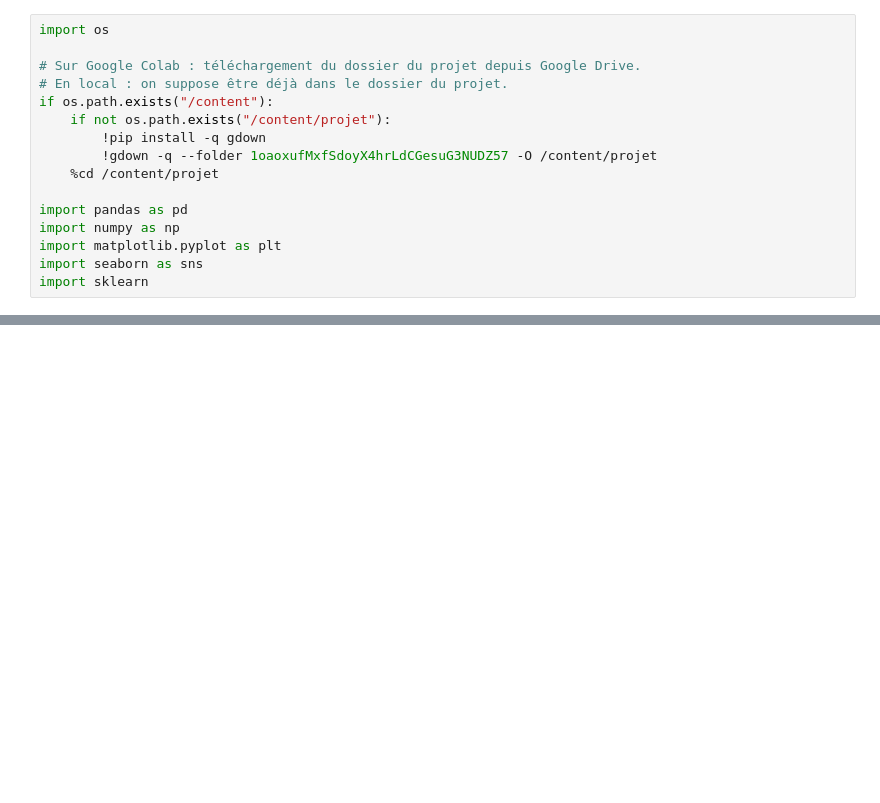
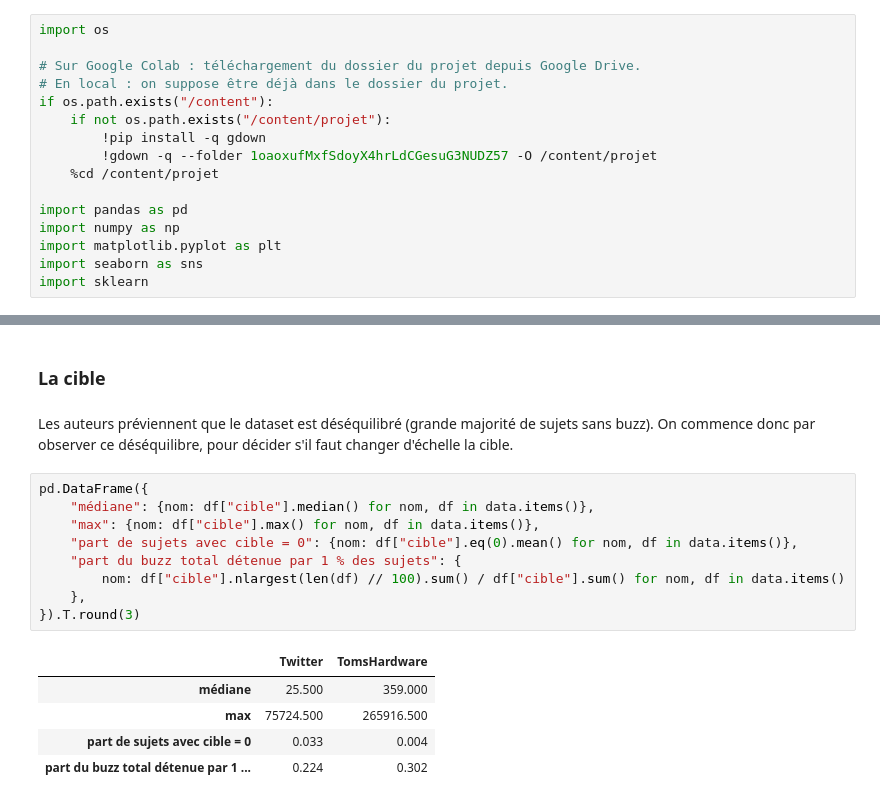
Before and after one commit to comersy/Buzz-in-Social-Media, a Jupyter notebook: notebook.ipynb, the cells around one changed output, grey strips where cells are left out. Drawn from its saved outputs; the diff is of its cells as text; blank space fills up the shorter version.

```diff
--- a/notebook.ipynb
+++ b/notebook.ipynb
@@ -127,0 +174,19 @@ TomsHardware    28,179 lignes x 97 colonnes | valeurs manquantes : 0 | colonnes
+# %% [markdown]
+### La cible
+# %% [markdown]
+Les auteurs préviennent que le dataset est déséquilibré (grande majorité de sujets sans buzz). On commence donc par observer ce déséquilibre, pour décider s'il faut changer d'échelle la cible.
+# %%
+pd.DataFrame({
+    "médiane": {nom: df["cible"].median() for nom, df in data.items()},
+    "max": {nom: df["cible"].max() for nom, df in data.items()},
+    "part de sujets avec cible = 0": {nom: df["cible"].eq(0).mean() for nom, df in data.items()},
+    "part du buzz total détenue par 1 % des sujets": {
+        nom: df["cible"].nlargest(len(df) // 100).sum() / df["cible"].sum() for nom, df in data.items()
+    },
+}).T.round(3)
+# %% [output]
+|  | Twitter | TomsHardware |
+| médiane | 25.500 | 359.000 |
+| max | 75724.500 | 265916.500 |
+| part de sujets avec cible = 0 | 0.033 | 0.004 |
+| part du buzz total détenue par 1 ... | 0.224 | 0.302 |
```
Also changed, not shown: parts of 19 cells of this notebook.
